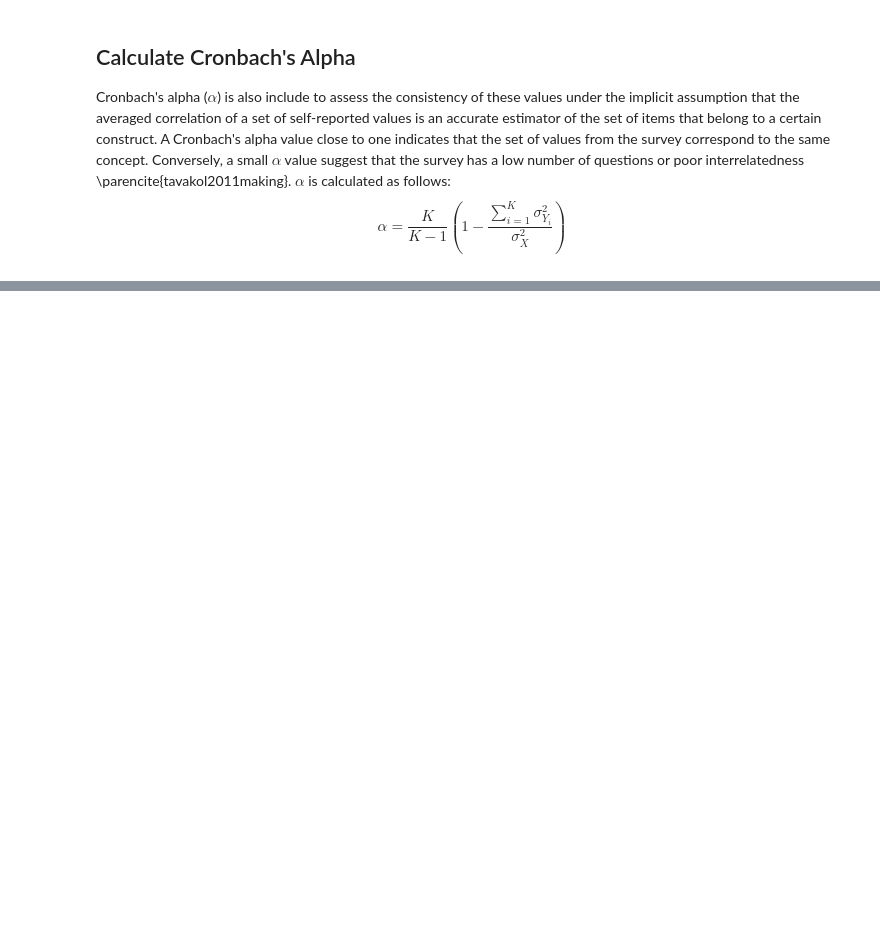
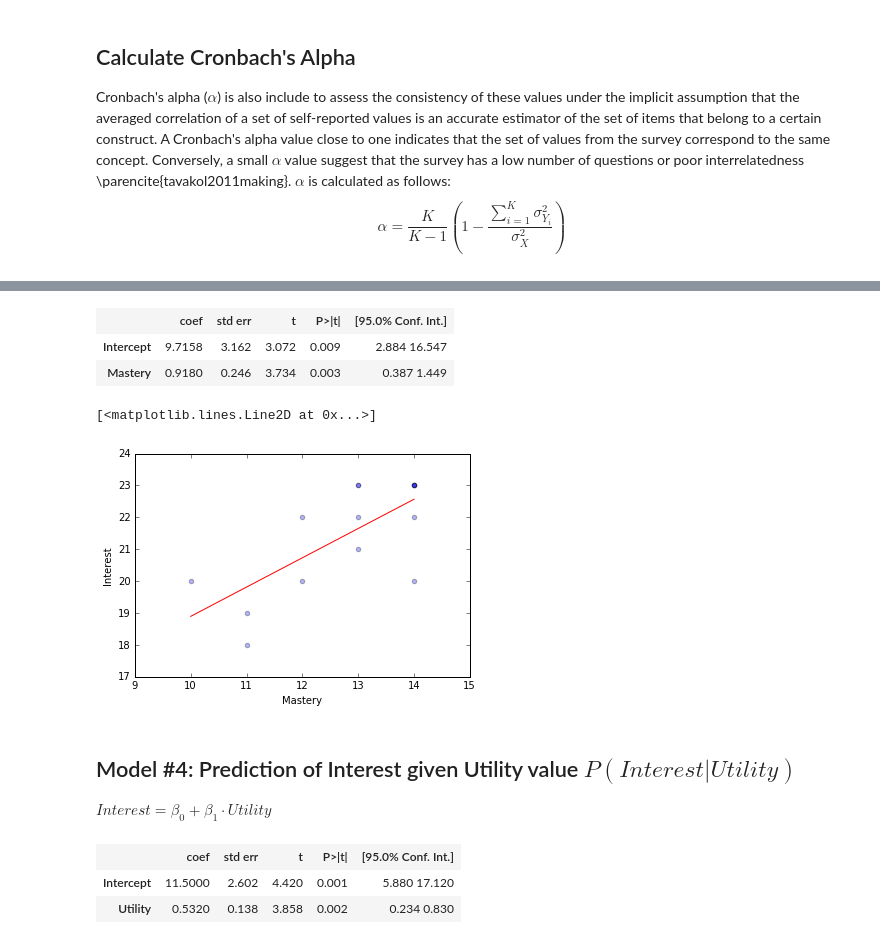
Before and after one commit to rubenpinzon/NumeracyIntervention, a Jupyter notebook: Data Analysis.ipynb, the cells around one changed output, grey strips where cells are left out. Drawn from its saved outputs; the diff is of its cells as text; code cells hidden in the pictures; blank space fills up the shorter version.

```diff
--- a/Data Analysis.ipynb
+++ b/Data Analysis.ipynb
@@ -116,0 +182,27 @@ OLS Regression Results
+# %%
+est3 = smf.ols(formula='Interest ~ Mastery', data=groups).fit()
+short_summary(est3)
+# %% [output]
+|  | coef | std err | t | P>|t| | [95.0% Conf. Int.] |
+| Intercept | 9.7158 | 3.162 | 3.072 | 0.009 | 2.884 16.547 |
+| Mastery | 0.9180 | 0.246 | 3.734 | 0.003 | 0.387 1.449 |
+# %%
+Mastery_linspace = np.linspace(groups.Mastery.min(), groups.Performance.max(), 100)
+
+plt.xlabel('Mastery')
+plt.ylabel('Interest')
+plt.scatter(groups.Mastery, groups.Interest, alpha=0.3)
+plt.plot(Mastery_linspace, est3.params[0] + est3.params[1] * Mastery_linspace, 'r')
+# %% [output]
+[<matplotlib.lines.Line2D at 0x...>]
+[figure, added]
+# %% [markdown]
+## Model \#4: Prediction of Interest given Utility value $P(Interest | Utility)$
+$Interest=\beta_0+\beta_1\cdot Utility$
+# %%
+est4 = smf.ols(formula='Interest ~ Utility', data=groups).fit()
+short_summary(est4)
+# %% [output]
+|  | coef | std err | t | P>|t| | [95.0% Conf. Int.] |
+| Intercept | 11.5000 | 2.602 | 4.420 | 0.001 | 5.880 17.120 |
+| Utility | 0.5320 | 0.138 | 3.858 | 0.002 | 0.234 0.830 |
```
Also changed, not shown: parts of 39 cells of this notebook.
